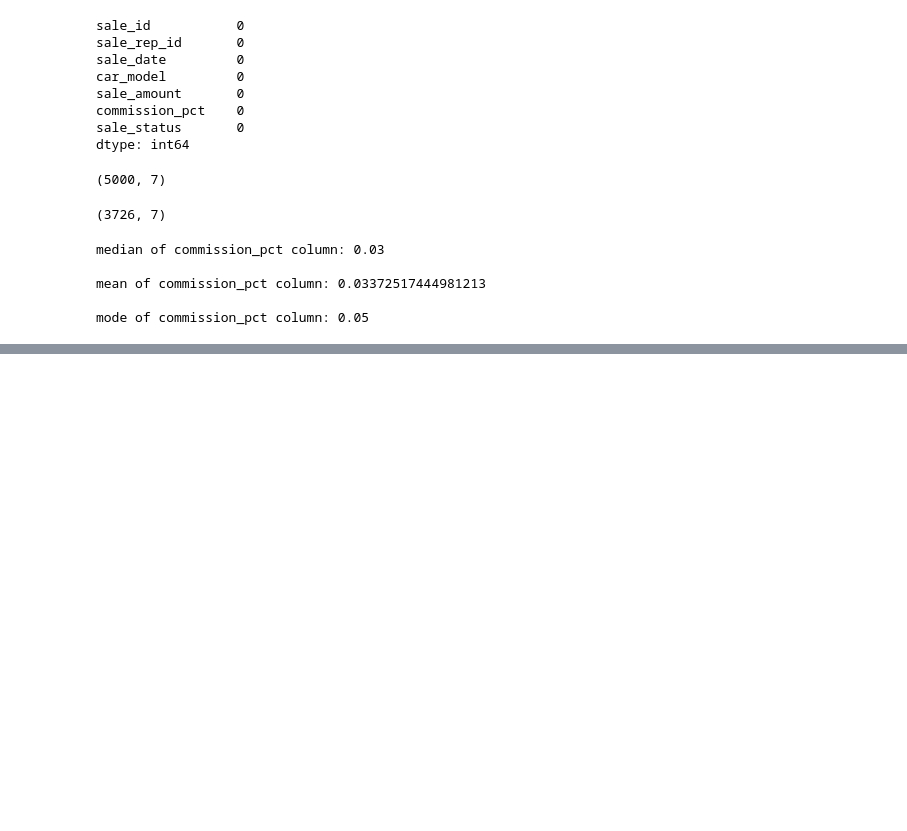
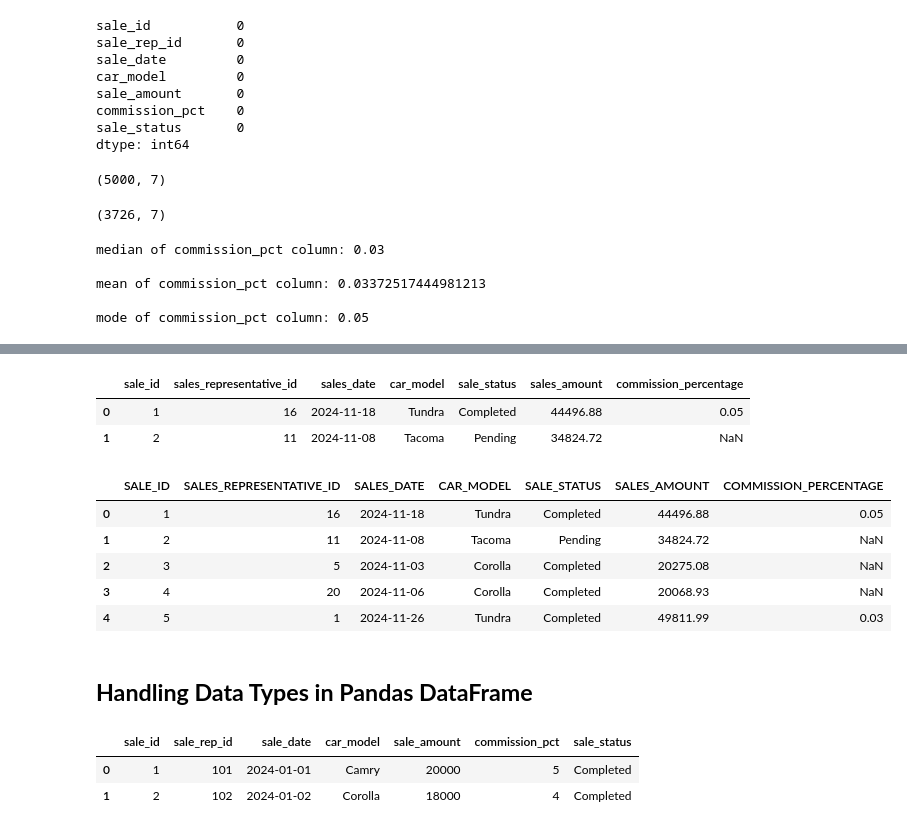
Before and after one commit to KhdaraBasha/Data-Engineer, a Jupyter notebook: Python/basics/python_exploring_toyota_sales_data.ipynb, the cells around one changed output, grey strips where cells are left out. Cells and saved outputs as stored; diff of their text form; code cells hidden in the pictures; blank space fills up the shorter version.

```diff
--- a/Python/basics/python_exploring_toyota_sales_data.ipynb
+++ b/Python/basics/python_exploring_toyota_sales_data.ipynb
@@ -468,0 +552,3 @@ print('median commission value:', median_commission)
+# %%
+# rename the "commission_pct" column to "commission_percentage"
+toyota_df.rename(columns={'commission_pct' : 'commission_percentage'}, inplace=True)
@@ -468,0 +581,46 @@ print('median commission value:', median_commission)
+# %%
+# Reorder the columns in toyota_df dataframe
+toyota_columns_reordered = ['sale_id', 'sales_representative_id', 'sales_date', 'car_model', 'sale_status', 'sales_amount',  'commission_percentage']
+
+toyota_df = toyota_df[toyota_columns_reordered]
+
+toyota_df.head(2)
+# %% [output]
+|  | sale_id | sales_representative_id | sales_date | car_model | sale_status | sales_amount | commission_percentage |
+| 0 | 1 | 16 | 2024-11-18 | Tundra | Completed | 44496.88 | 0.05 |
+| 1 | 2 | 11 | 2024-11-08 | Tacoma | Pending | 34824.72 | NaN |
+# %%
+# Convert all column names to upper case
+toyota_df.columns = toyota_df.columns.str.upper()
+# %%
+# display the first 5 rows of toyota_df dataframe
+toyota_df.head(5)
+# %% [output]
+|  | SALE_ID | SALES_REPRESENTATIVE_ID | SALES_DATE | CAR_MODEL | SALE_STATUS | SALES_AMOUNT | COMMISSION_PERCENTAGE |
+| 0 | 1 | 16 | 2024-11-18 | Tundra | Completed | 44496.88 | 0.05 |
+| 1 | 2 | 11 | 2024-11-08 | Tacoma | Pending | 34824.72 | NaN |
+| 2 | 3 | 5 | 2024-11-03 | Corolla | Completed | 20275.08 | NaN |
+| 3 | 4 | 20 | 2024-11-06 | Corolla | Completed | 20068.93 | NaN |
+| 4 | 5 | 1 | 2024-11-26 | Tundra | Completed | 49811.99 | 0.03 |
+# %% [markdown]
+## <strong>Handling Data Types in Pandas DataFrame</strong>
+# %%
+# Creating custom data based on the toyota sales data
+
+data = [
+    {"sale_id": 1,"sale_rep_id":101,"sale_date": "2024-01-01", "car_model": "Camry", "sale_amount": "20000", "commission_pct": 5, "sale_status": "Completed"},
+    {"sale_id": 2,"sale_rep_id":102,"sale_date": "2024-01-02", "car_model": "Corolla", "sale_amount": "18000", "commission_pct": 4, "sale_status": "Completed"},
+    {"sale_id": 3,"sale_rep_id":103,"sale_date": "2024-01-03","car_model": "RAV4","sale_amount": "30000","commission_pct": 6,"sale_status": "Completed"},
+    {"sale_id": 2,"sale_rep_id":102,"sale_date": "2024-01-02","car_model": "Corolla","sale_amount": "18000","commission_pct": 4,"sale_status": "Completed"},
+    {"sale_id": 4,"sale_rep_id":104,"sale_date": "2024-01-04","car_model": "Highlander","sale_amount": "35000","commission_pct": 7,"sale_status": "Pending"},
+    {"sale_id": 3,"sale_rep_id":103,"sale_date": "2024-01-03","car_model": "RAV4","sale_amount": "30000","commission_pct": 6,"sale_status": "Completed"}
+]
+
+# Create DataFrame from the custom data
+df = pd.DataFrame(data)
+
+df.head(2)
+# %% [output]
+|  | sale_id | sale_rep_id | sale_date | car_model | sale_amount | commission_pct | sale_status |
+| 0 | 1 | 101 | 2024-01-01 | Camry | 20000 | 5 | Completed |
+| 1 | 2 | 102 | 2024-01-02 | Corolla | 18000 | 4 | Completed |
```
Also changed, not shown: parts of 23 cells of this notebook.
